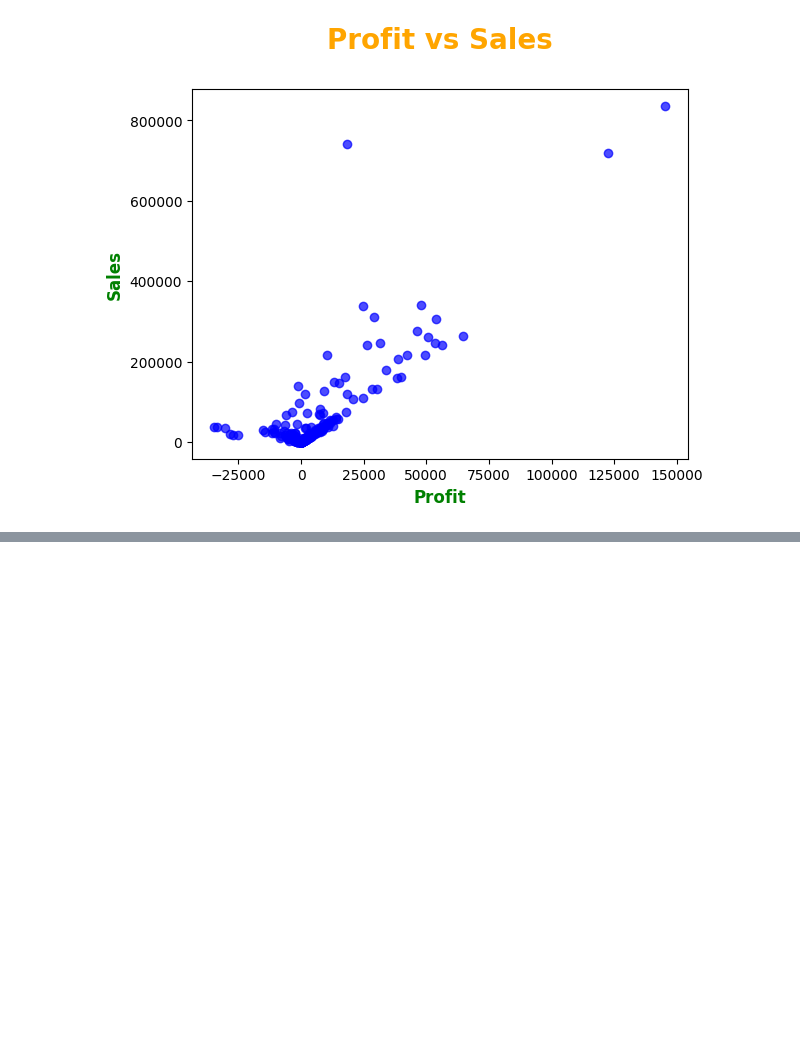
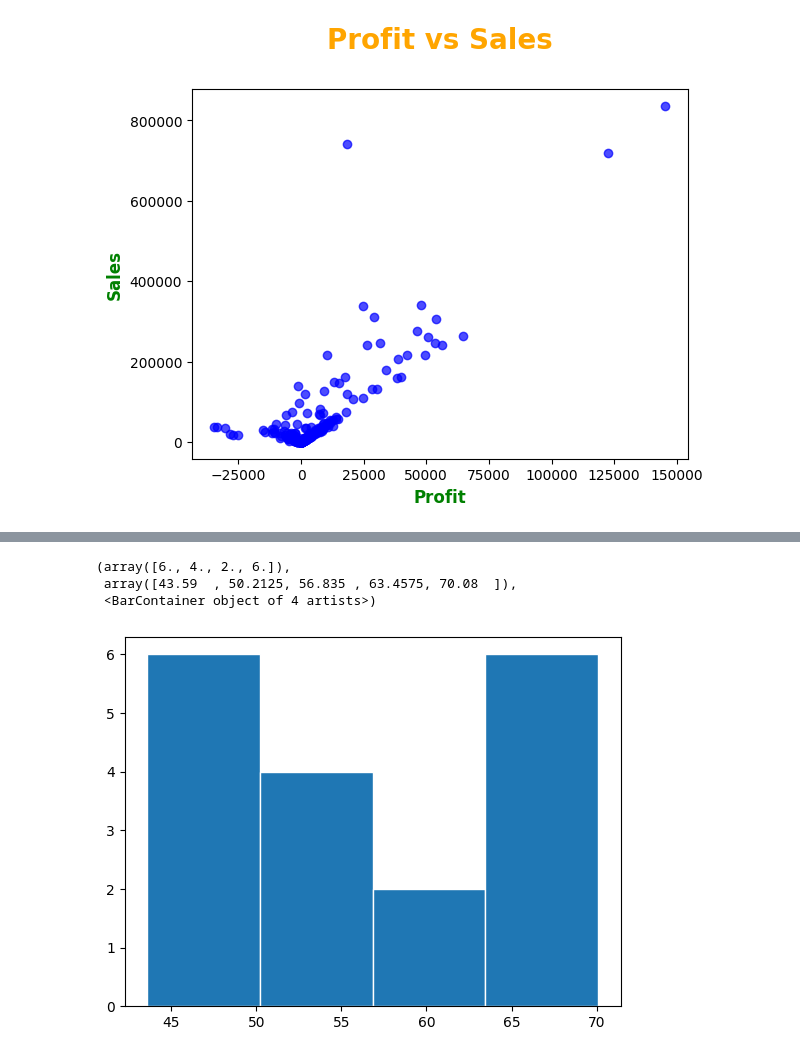
Before and after one commit to AsifVirani5/Project-Matplotlib-Seaborn-DataVisualization, a Jupyter notebook: Matplotlib - Interview Questions & Answers.ipynb, the cells around one changed output, grey strips where cells are left out. Cells and saved outputs as stored; diff of their text form; code cells hidden in the pictures; blank space fills up the shorter version.

```diff
--- a/Matplotlib - Interview Questions & Answers.ipynb
+++ b/Matplotlib - Interview Questions & Answers.ipynb
@@ -64,0 +134,9 @@ Text(0, 0.5, 'Sales')
+# %%
+list_1 = [48.49, 67.54, 57.47, 68.17, 51.18, 68.31, 50.33, 66.7, 45.62, 43.59, 53.64, 70.08, 47.69, 61.27, 44.14, 51.62, 48.72, 65.11]
+
+plt.hist(list_1, bins = 4, edgecolor = 'white')
+# %% [output]
+(array([6., 4., 2., 6.]),
+ array([43.59  , 50.2125, 56.835 , 63.4575, 70.08  ]),
+ <BarContainer object of 4 artists>)
+[figure, added]
```
Also changed, not shown: parts of 36 cells of this notebook, 2 other files.
